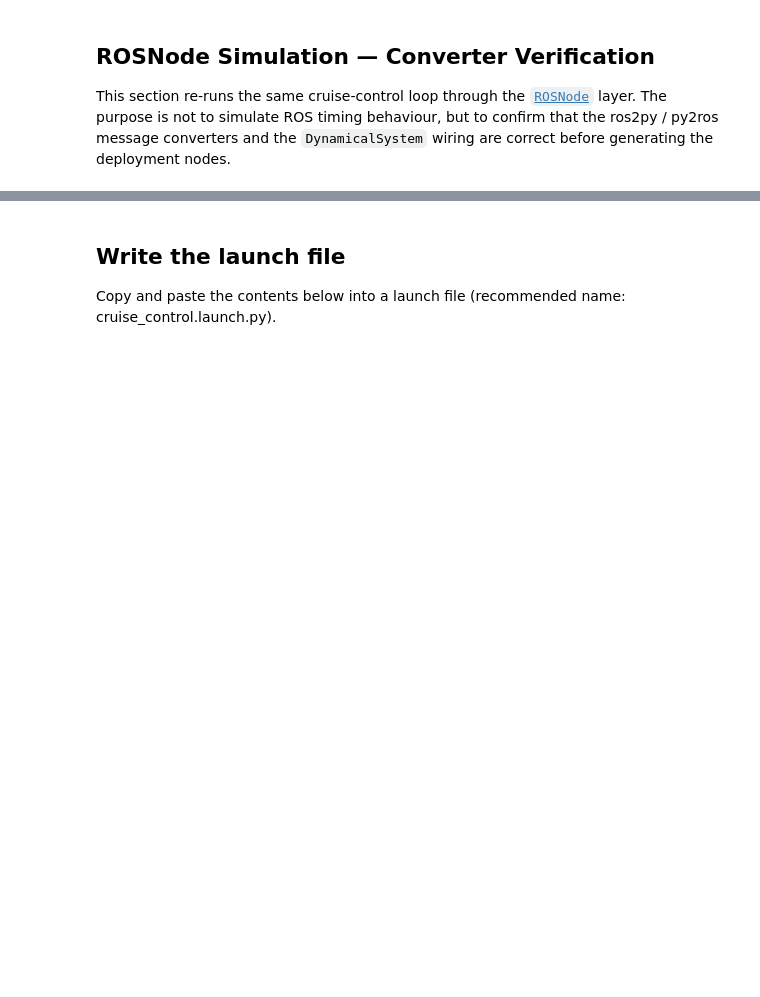
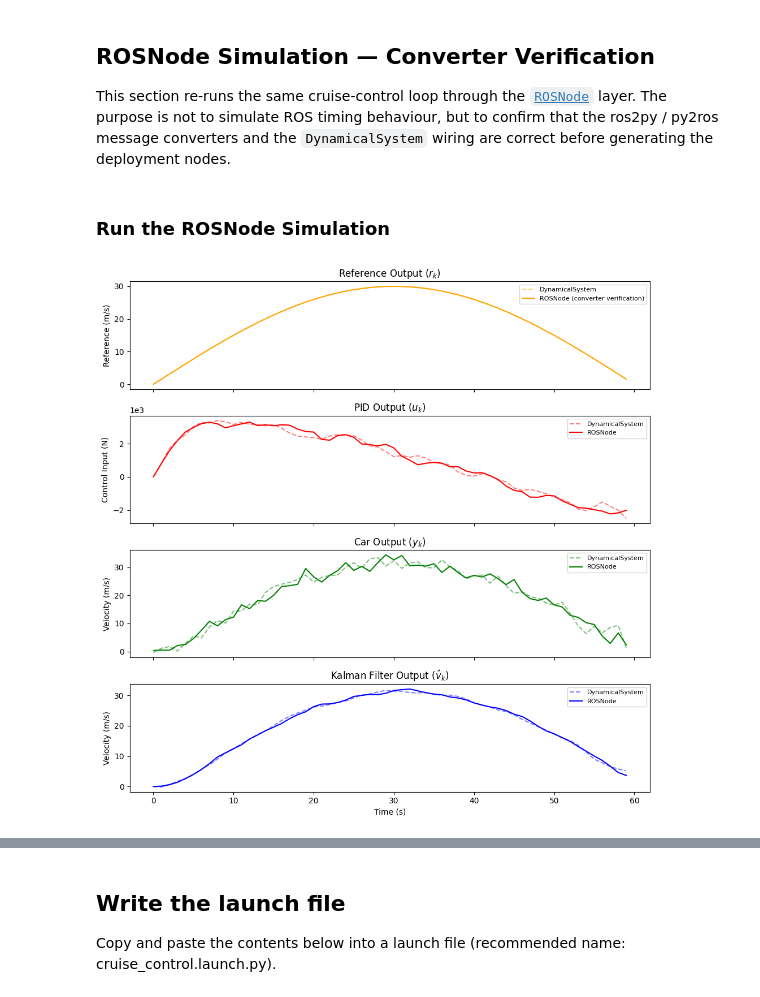
Before and after one commit to nehalsinghmangat/dynamicalnodes, a Jupyter notebook: docs/source/tutorials/0_cruise_control/0_cruise_control.ipynb, the cells around one changed output, grey strips where cells are left out. Drawn from its saved outputs; the diff is of its cells as text; code cells hidden in the pictures; blank space fills up the shorter version.

```diff
--- a/docs/source/tutorials/0_cruise_control/0_cruise_control.ipynb
+++ b/docs/source/tutorials/0_cruise_control/0_cruise_control.ipynb
@@ -44,9 +44,9 @@ from dynamicalnodes import DynamicalSystem
 Stateless sinusoid: $r_k = A \sin(\omega\, t_k)$.
 Computed directly from $t_k$ — no internal state, so a dynamics function $f$ is unnecessary.
 # %%
-def ref_h(tk, A, omega):
+def href(tk, A, omega):
     return A * np.sin(omega * tk)
 
 
-ref_block = DynamicalSystem(h=ref_h)
+ref = DynamicalSystem(h=href)
 # %% [markdown]
@@ -58,12 +58,12 @@ $$u_k = K_P e_k + K_I \sum e_k \Delta t + K_D \frac{e_k - e_{k-1}}{\Delta t}$$
 # %%
-def pid_f(ck, rk, xhatk, KP, KI, KD, dt):
+def fpid(ck, rk, xhatk, KP, KI, KD, dt):
     """Update PID state: returns (prev_error, integral)."""
     e_prev, e_int = ck
     ek = rk - xhatk
     return (ek, e_int + ek * dt)
 
 
-def pid_h(ck, rk, xhatk, KP, KI, KD, dt):
+def hpid(ck, rk, xhatk, KP, KI, KD, dt):
     """Compute control output from current PID state."""
     e_prev, e_int = ck
     ek = rk - xhatk
@@ -71,4 +71,4 @@ def pid_h(ck, rk, xhatk, KP, KI, KD, dt):
     return KP * ek + KI * e_int + KD * e_der
 
 
-pid_block = DynamicalSystem(f=pid_f, h=pid_h)
+pid = DynamicalSystem(f=fpid, h=hpid)
@@ -277,8 +272,10 @@ kf_node = ROSNode(
+# %% [markdown]
+### Run the ROSNode Simulation
 # %%
 # Initial States
 pid_node._state = (0.0, 0.0)  # PID: (e_prev, e_int)
-plant_node._state = np.array([0.0, 0.0])  # plant: [position, velocity]
-kf_node._state = (np.zeros(2), np.eye(2))  # KF: (x_est, P)
+plant_node._state = 0.0  # plant: velocity
+kf_node._state = (0.0, 1.0)  # KF: (v_est, P)
 
 # Initial Inputs
 xhatk_ros = Float64(data=0.0)  # bootstrap before first KF output
@@ -288,22 +285,16 @@ ref_node_out, ctrl_node_out, plant_node_out, kf_node_out = [], [], [], []
 for tk in sim_time:
 
     # ── Reference ──────────────────────────────────────────────
-    rk_ros = ref_node.step(tk=tk, A=A_ref, omega=omega_ref)
+    rk_ros = ref_node.eval(tk=tk, A=A_ref, omega=omega_ref)
 
     # ── PID ────────────────────────────────────────────────────
-    uk_ros = pid_node.step(rk=rk_ros, xhatk=xhatk_ros, KP=KP, KI=KI, KD=KD, dt=dt)
+    uk_ros = pid_node.eval(rk=rk_ros, xhatk=xhatk_ros, KP=KP, KI=KI, KD=KD, dt=dt)
 
-    # ── Plant ──────────────────────────────────────────────────
-    yk_ros = plant_node.step(uk=uk_ros, m=m, b=b, dt=dt)
-
-    yk_meas_ros = Float64(
-        data=yk_ros.data + np.random.normal(0.0, v_noise_std)
-    )  # add noise
+    # ── Plant (speedometer noise generated inside hcar) ─────────
+    yk_ros = plant_node.eval(uk=uk_ros, m=m, b=b, dt=dt, sigma=v_noise_std)
 
     # ── Kalman Filter ──────────────────────────────────────────
-    xhatk_ros = kf_node.step(
-        uk=uk_ros, yk=yk_meas_ros, Fk=Fk, Bk=Bk, Hk=Hk, Qk=Qk, Rk=Rk
-    )
+    xhatk_ros = kf_node.eval(uk=uk_ros, yk=yk_ros, Fk=Fk, Bk=Bk, Hk=Hk, Qk=Qk, Rk=Rk)
 
     ref_node_out.append(rk_ros.data)
     ctrl_node_out.append(uk_ros.data)
@@ -333,34 +324,36 @@ axs3[1].plot(
 axs3[1].plot(sim_time, ctrl_node_out, color="red", label="ROSNode")
 axs3[1].set_ylabel("Control Input (N)")
 axs3[1].set_title("PID Output ($u_k$)")
 axs3[1].ticklabel_format(style="sci", axis="y", scilimits=(0, 0))
 axs3[1].legend(fontsize=8)
 
 axs3[2].plot(
     sim_time,
     plant_out,
     color="green",
     linestyle="--",
     alpha=0.5,
     label="DynamicalSystem",
 )
 axs3[2].plot(sim_time, plant_node_out, color="green", label="ROSNode")
 axs3[2].set_ylabel("Velocity (m/s)")
 axs3[2].set_title("Car Output ($y_k$)")
 axs3[2].legend(fontsize=8)
 
 axs3[3].plot(
     sim_time, kf_out, color="blue", linestyle="--", alpha=0.5, label="DynamicalSystem"
 )
 axs3[3].plot(sim_time, kf_node_out, color="blue", label="ROSNode")
 axs3[3].set_ylabel("Velocity (m/s)")
 axs3[3].set_xlabel("Time (s)")
-axs3[3].set_title("Kalman Filter Output ($\\hat{x}_k$)")
+axs3[3].set_title("Kalman Filter Output ($\\hat{v}_k$)")
 axs3[3].legend(fontsize=8)
 
 plt.tight_layout()
 plt.savefig("cruise_control_async.pdf", format="pdf", bbox_inches="tight")
 plt.show()
+# %% [output]
+[figure, added]
 # %% [markdown]
 ## Deploying to ROS2
 
```
Also changed, not shown: parts of 16 cells of this notebook, 8 other files.
